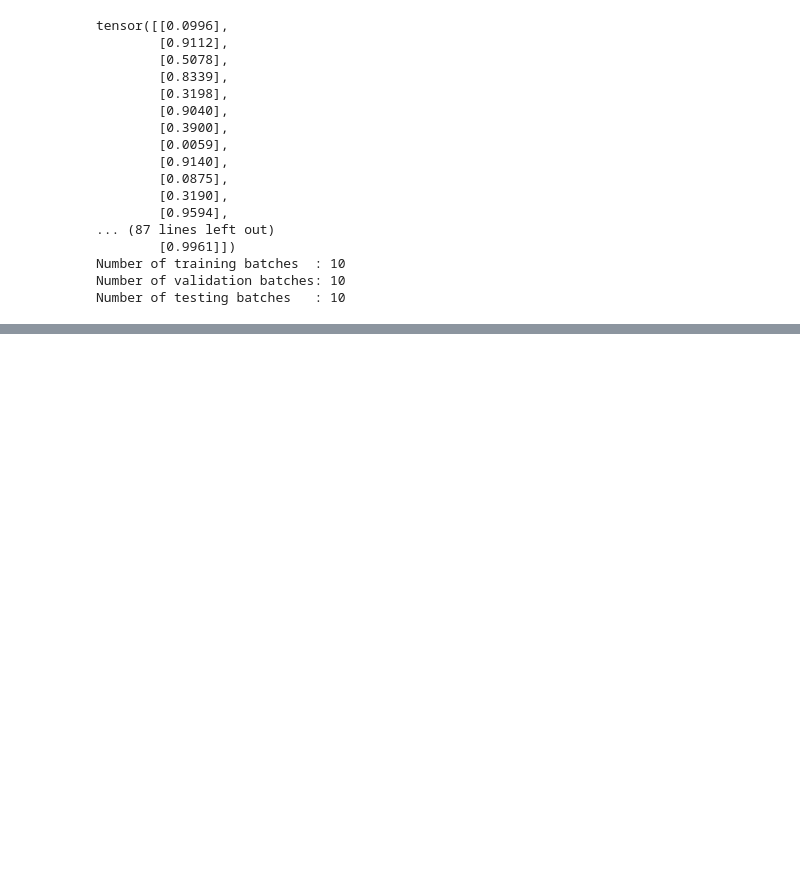
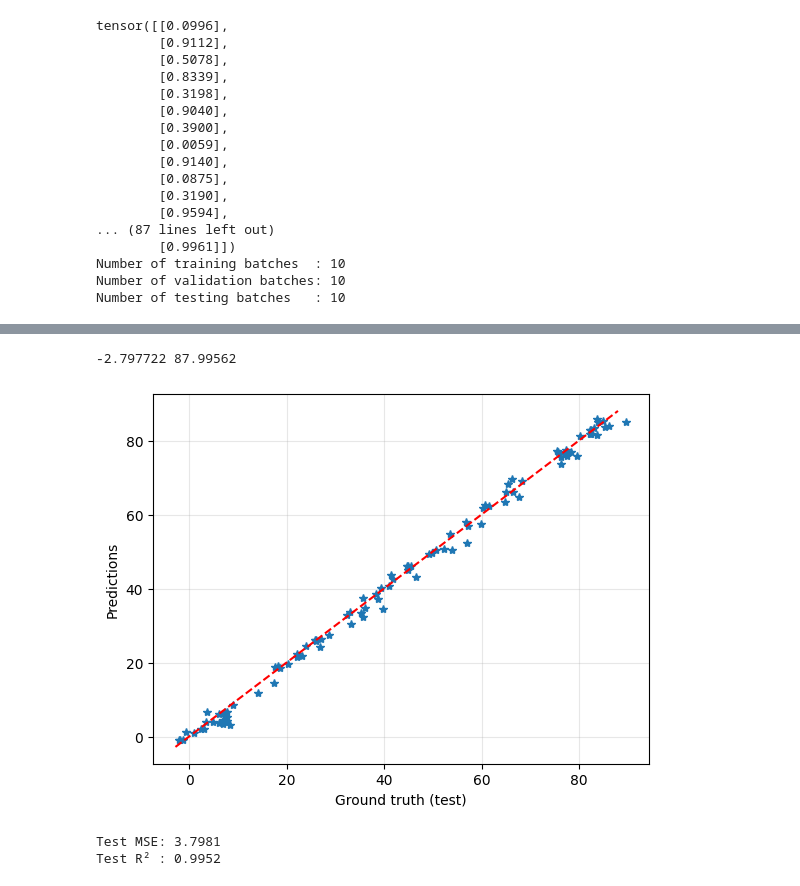
Before and after one commit to danisthewalrus2022/yolov5, a Jupyter notebook: codes/1_warmup/pytorch_regression.ipynb, the cells around one changed output, grey strips where cells are left out. Drawn from its saved outputs; the diff is of its cells as text; code cells hidden in the pictures; blank space fills up the shorter version.

```diff
--- a/codes/1_warmup/pytorch_regression.ipynb
+++ b/codes/1_warmup/pytorch_regression.ipynb
@@ -155,12 +155,14 @@ class RainfallDepthNet(nn.Module):
 
         self.net = nn.Sequential(
             nn.Linear(1, 16),
+            nn.ReLU(),
             nn.Linear(16, 8),
+            nn.LeakyReLU(),
             nn.Linear(8, 1)
         )
 
     def forward(self, x):
-        <...>
+        return self.net(x)
 
 model = RainfallDepthNet()
 print(f"\nModel architecture:\n{model}")
@@ -173,39 +188,39 @@ print(f"Total trainable parameters: {total_params}")
 # Loss     : Mean Squared Error — penalizes large prediction errors
 # Optimizer: Adam — adapts the learning rate automatically
 
-criterion = <...>
-optimizer = <...>
+criterion = nn.MSELoss()
+optimizer = torch.optim.Adam(model.parameters(), lr=1e-3)
 # %%
 # ── 5. Training Loop ──────────────────────────────────────────────────────────
 
-EPOCHS = <...>
+EPOCHS = 200
 train_losses = []
 val_losses   = []
 
 for epoch in range(1, EPOCHS + 1):
 
     # ── Training phase ────────────────────────────────────────────────────────
-    <...>                           # tell PyTorch we are training
+    model.train()                          # tell PyTorch we are training
     running_loss = 0.0
 
     for X_batch, y_batch in train_loader:
 
-        <...>  # 1. clear old gradients
-        prediction = <...>  # 2. forward pass
-        loss = <...>  # 3. compute loss
-        <...>  # 4. backpropagation
-        <...>  # 5. update weights
+        optimizer.zero_grad()  # 1. clear old gradients
+        prediction = model(X_batch)  # 2. forward pass
+        loss = criterion(prediction, y_batch)  # 3. compute loss
+        loss.backward()  # 4. backpropagation
+        optimizer.step()  # 5. update weights
 
         running_loss += loss.item() * len(X_batch)
 
     train_losses.append(running_loss / len(train_dataset))
 
     # ── Evaluation phase ──────────────────────────────────────────────────────
-    <...>                            # tell PyTorch we are evaluating
+    model.eval()                           # tell PyTorch we are evaluating
     with torch.no_grad():                   # no gradient tracking needed
         val_loss = 0.0
         for X_batch, y_batch in val_loader:
-            preds = <...>
+            preds = model(X_batch)
             val_loss += criterion(preds, y_batch).item() * len(X_batch)
         val_losses.append(val_loss / len(val_dataset))
 
@@ -240,16 +275,22 @@ with torch.no_grad():
 # Final shape: (num_test_samples,)
 preds = np.concatenate(preds, axis=0)
 
-y_pred = preds  * (depth_max - depth_min) + depth_min
-y_gt  = y_test * (depth_max - depth_min) + depth_min
+y_pred = preds  * (Y_max - Y_min) + Y_min
+y_gt  = y_test * (Y_max - Y_min) + Y_min
+# %%
+print(Y_min, Y_max)
+# %% [output]
+-2.797722 87.99562
 # %%
 # Scatter plot of predictions vs. ground truth
 plt.plot(y_gt, y_pred, '*')
-plt.plot([depth_min, depth_max], [depth_min, depth_max], color="r", linestyle="--")
+plt.plot([Y_min, Y_max], [Y_min, Y_max], color="r", linestyle="--")
 plt.xlabel("Ground truth (test)")
 plt.ylabel("Predictions")
 plt.grid(alpha=0.3)
 plt.show()
+# %% [output]
+[figure, added]
 # %%
 # -- 7 Evaluation Metrics ───────────────────────────────────────────────────────────
 from sklearn.metrics import mean_squared_error, r2_score
@@ -257,6 +298,9 @@ mse = mean_squared_error(y_gt, y_pred)
 r2  = r2_score(y_gt, y_pred)
 print(f"Test MSE: {mse:.4f}")
 print(f"Test R² : {r2:.4f}")
+# %% [output]
+Test MSE: 3.7981
+Test R² : 0.9952
 # %%
 # Nash-Sutcliffe Efficiency (NSE)
 y_obs = np.asarray(y_gt).reshape(-1)
```
Also changed, not shown: parts of 3 cells of this notebook.
